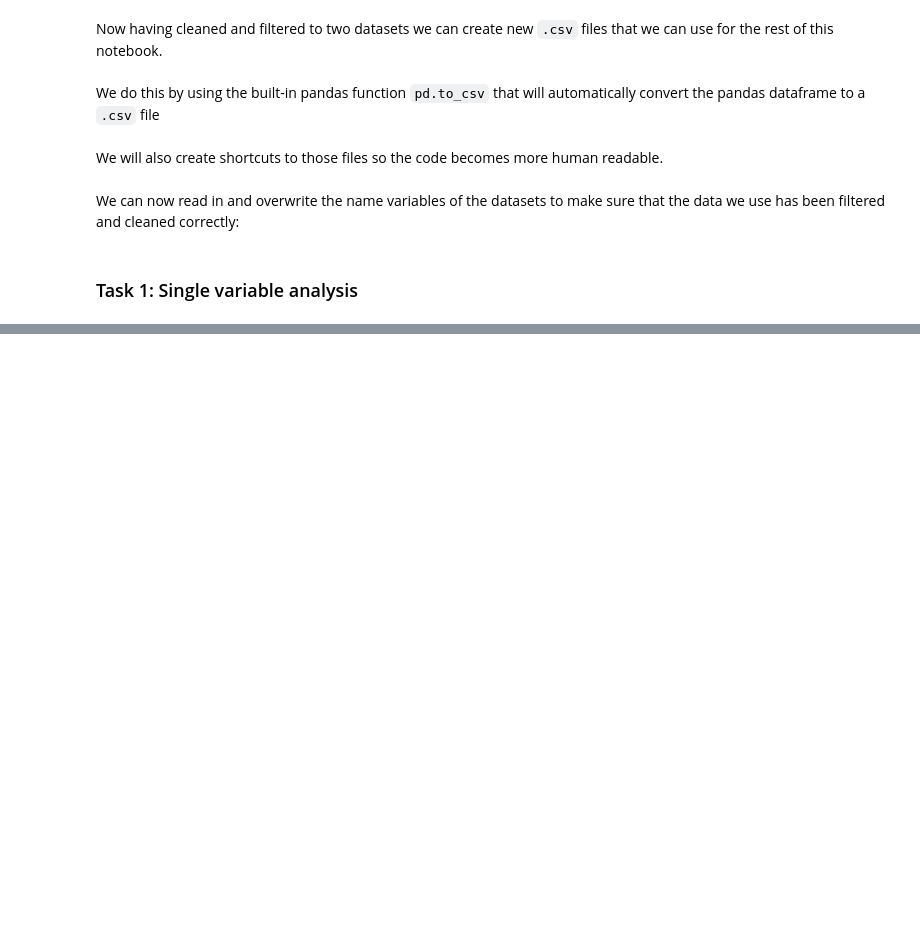
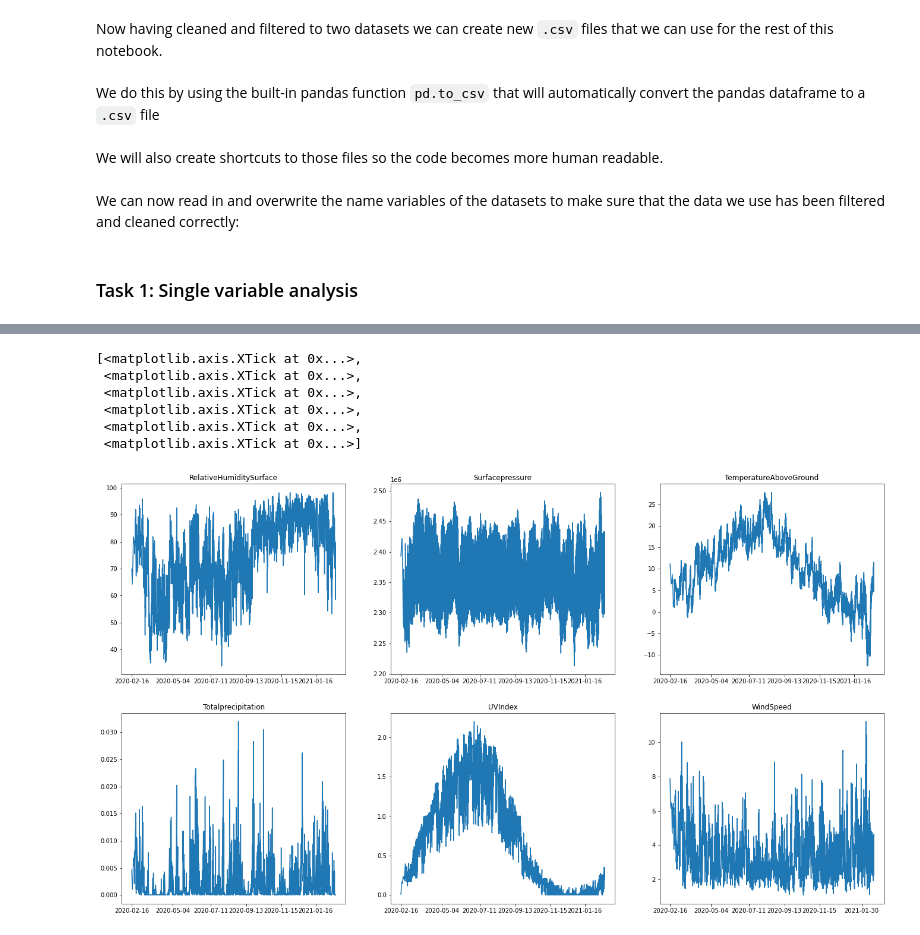
Before and after one commit to viggo-gascou/fyp2022p01g06, a Jupyter notebook: Notebooks/Report.ipynb, the cells around one changed output, grey strips where cells are left out. Cells and saved outputs as stored; diff of their text form; code cells hidden in the pictures; blank space fills up the shorter version.

```diff
--- a/Notebooks/Report.ipynb
+++ b/Notebooks/Report.ipynb
@@ -309,6 +309,8 @@ weather_df = pd.read_csv(weather_path)
 merged_df = pd.read_csv(merged_path)
 # %% [markdown]
 ### Task 1: Single variable analysis
+# %%
+merged_df.set_index('date', inplace=True)
 # %%
 merged_df.groupby('iso3166-2')['deceased_addition'].plot(kind="line",legend=True, figsize=(15,13))
 plt.show()
@@ -315,23 +319,31 @@ plt.show()
 # %%
 #weatherdata
 fig, ax = plt.subplots(2,3,figsize=(23,13))
 
 ax[0][0].plot(merged_df['RelativeHumiditySurface'])
 ax[0, 0].set_title('RelativeHumiditySurface')
 ax[0,0].set_xticks(['2020-02-16','2020-05-04','2020-07-11','2020-09-13','2020-11-15','2021-01-16'])
 ax[0][1].plot(merged_df['Surfacepressure'])
 ax[0, 1].set_title('Surfacepressure')
 ax[0,1].set_xticks(['2020-02-16','2020-05-04','2020-07-11','2020-09-13','2020-11-15','2021-01-16'])
 ax[0][2].plot(merged_df['TemperatureAboveGround'])
 ax[0, 2].set_title('TemperatureAboveGround')
 ax[0,2].set_xticks(['2020-02-16','2020-05-04','2020-07-11','2020-09-13','2020-11-15','2021-01-16'])
 ax[1][0].plot(merged_df['Totalprecipitation'])
 ax[1, 0].set_title('Totalprecipitation')
 ax[1,0].set_xticks(['2020-02-16','2020-05-04','2020-07-11','2020-09-13','2020-11-15','2021-01-16'])
 ax[1][1].plot(merged_df['UVIndex'])
 ax[1, 1].set_title('UVIndex')
 ax[1,1].set_xticks(['2020-02-16','2020-05-04','2020-07-11','2020-09-13','2020-11-15','2021-01-16'])
 ax[1][2].plot(merged_df['WindSpeed'])
 ax[1, 2].set_title('WindSpeed')
-ax[1,2].set_xticks(['2020-02-16','2020-05-04','2020-07-11','2020-09-13','2020-11-15','2021-01-16'])
+ax[1,2].set_xticks(['2020-02-16','2020-05-04','2020-07-11','2020-09-13','2020-11-15','2021-01-30'])
 #plt.xticks()
+# %% [output]
+[<matplotlib.axis.XTick at 0x...>,
+ <matplotlib.axis.XTick at 0x...>,
+ <matplotlib.axis.XTick at 0x...>,
+ <matplotlib.axis.XTick at 0x...>,
+ <matplotlib.axis.XTick at 0x...>,
+ <matplotlib.axis.XTick at 0x...>]
+[figure, added]
```
Also changed, not shown: parts of 1 cell of this notebook.
